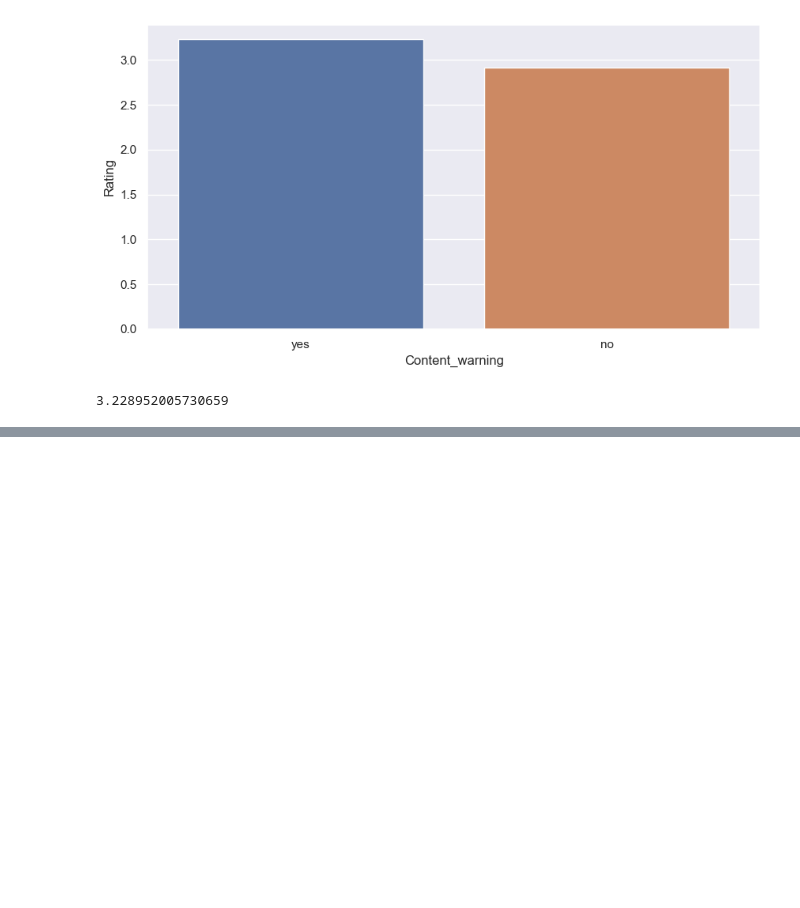
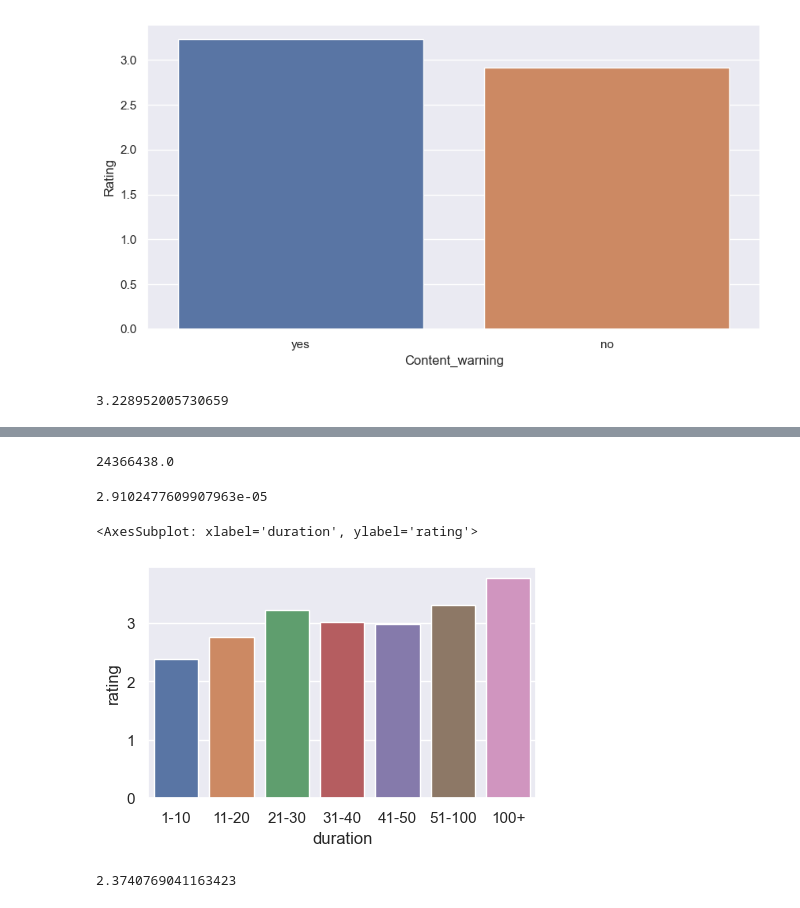
Before and after one commit to primeclassic/hth_fall_program, a Jupyter notebook: Finding-an-Interesting-Dataset-primeclassic/Anime brain starter.ipynb, the cells around one changed output, grey strips where cells are left out. Drawn from its saved outputs; the diff is of its cells as text; code cells hidden in the pictures; blank space fills up the shorter version.

```diff
--- a/Finding-an-Interesting-Dataset-primeclassic/Anime brain starter.ipynb
+++ b/Finding-an-Interesting-Dataset-primeclassic/Anime brain starter.ipynb
@@ -149,0 +146,34 @@ no_content.watched.sum()
+# %%
+no_content.watched.sum()
+# %% [output]
+24366438.0
+# %%
+#Anime with the highest watch : rating ratio
+ratio = anime_data['rating'].dropna()/anime_data['watched'].dropna()
+ratio.max()
+# every view = inf rating(doesn't really make sense)
+# %% [output]
+2.9102477609907963e-05
+# %%
+# Does duration affect rating?
+duration_comparison = {
+    "duration" : ["1-10","11-20","21-30","31-40","41-50","51-100","100+"],
+    "rating" : [anime_data[(anime_data['duration'] >= 1) & (anime_data['duration'] <= 10)].rating.dropna().mean(),
+                anime_data[(anime_data['duration'] >= 11) & (anime_data['duration'] <= 20)].rating.dropna().mean(),
+                anime_data[(anime_data['duration'] >= 21) & (anime_data['duration'] <= 30)].rating.dropna().mean(),
+                anime_data[(anime_data['duration'] >= 31) & (anime_data['duration'] <= 40)].rating.dropna().mean(),
+                anime_data[(anime_data['duration'] >= 41) & (anime_data['duration'] <= 50)].rating.dropna().mean(),
+                anime_data[(anime_data['duration'] >= 51) & (anime_data['duration'] <= 100)].rating.dropna().mean(),
+                anime_data[(anime_data['duration'] >= 101)].rating.dropna().mean()]
+}
+
+seaborn.set(rc={"figure.figsize":(5, 3)})
+vis_df = pandas.DataFrame(duration_comparison)
+seaborn.barplot(data = vis_df, x = "duration", y = "rating")
+# %% [output]
+<AxesSubplot: xlabel='duration', ylabel='rating'>
+[figure, added]
+# %%
+anime_data[(anime_data['duration'] >= 1) & (anime_data['duration'] <= 10)].rating.dropna().mean()
+# %% [output]
+2.3740769041163423
```
Also changed, not shown: parts of 5 cells of this notebook.
